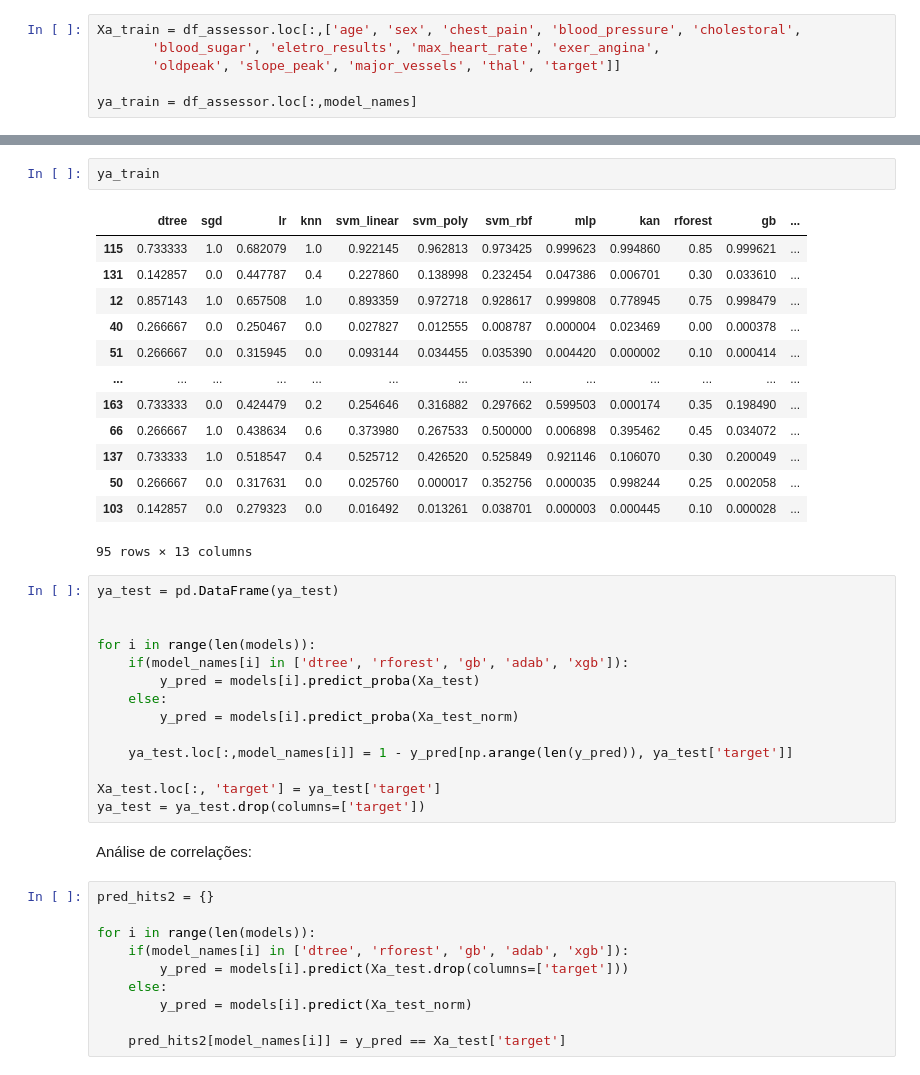
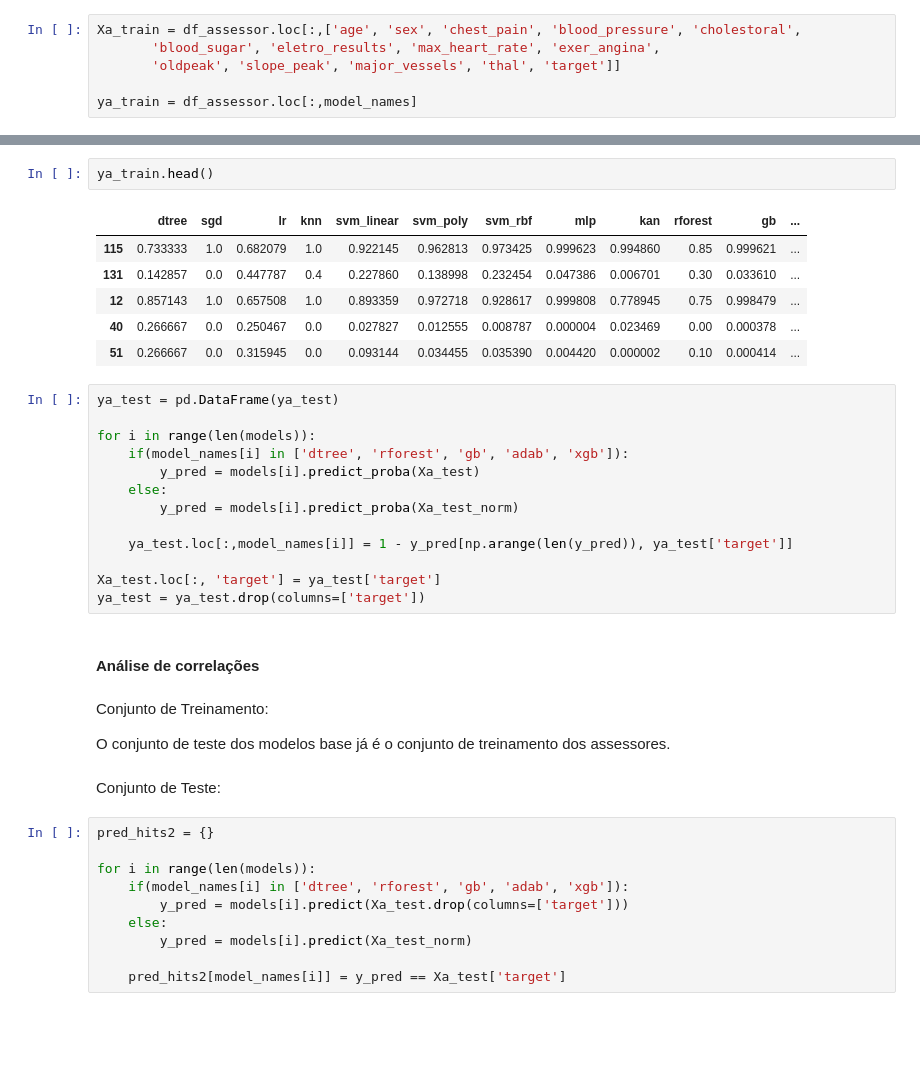
Before and after one commit to pedrobslima/proj-mtr, a Jupyter notebook: heart.ipynb, the cells around one changed output, grey strips where cells are left out. Saved outputs shown, nothing was run; the diff lists cells and outputs as text; blank space fills up the shorter version.

```diff
--- a/heart.ipynb
+++ b/heart.ipynb
@@ -999,22 +979,14 @@ Xa_train
 # %%
-ya_train
+ya_train.head()
 # %% [output]
 |  | dtree | sgd | lr | knn | svm_linear | svm_poly | svm_rbf | mlp | kan | rforest | gb | ... |
 | 115 | 0.733333 | 1.0 | 0.682079 | 1.0 | 0.922145 | 0.962813 | 0.973425 | 0.999623 | 0.994860 | 0.85 | 0.999621 | ... |
 | 131 | 0.142857 | 0.0 | 0.447787 | 0.4 | 0.227860 | 0.138998 | 0.232454 | 0.047386 | 0.006701 | 0.30 | 0.033610 | ... |
 | 12 | 0.857143 | 1.0 | 0.657508 | 1.0 | 0.893359 | 0.972718 | 0.928617 | 0.999808 | 0.778945 | 0.75 | 0.998479 | ... |
 | 40 | 0.266667 | 0.0 | 0.250467 | 0.0 | 0.027827 | 0.012555 | 0.008787 | 0.000004 | 0.023469 | 0.00 | 0.000378 | ... |
 | 51 | 0.266667 | 0.0 | 0.315945 | 0.0 | 0.093144 | 0.034455 | 0.035390 | 0.004420 | 0.000002 | 0.10 | 0.000414 | ... |
-| ... | ... | ... | ... | ... | ... | ... | ... | ... | ... | ... | ... | ... |
-| 163 | 0.733333 | 0.0 | 0.424479 | 0.2 | 0.254646 | 0.316882 | 0.297662 | 0.599503 | 0.000174 | 0.35 | 0.198490 | ... |
-| 66 | 0.266667 | 1.0 | 0.438634 | 0.6 | 0.373980 | 0.267533 | 0.500000 | 0.006898 | 0.395462 | 0.45 | 0.034072 | ... |
-| 137 | 0.733333 | 1.0 | 0.518547 | 0.4 | 0.525712 | 0.426520 | 0.525849 | 0.921146 | 0.106070 | 0.30 | 0.200049 | ... |
-| 50 | 0.266667 | 0.0 | 0.317631 | 0.0 | 0.025760 | 0.000017 | 0.352756 | 0.000035 | 0.998244 | 0.25 | 0.002058 | ... |
-| 103 | 0.142857 | 0.0 | 0.279323 | 0.0 | 0.016492 | 0.013261 | 0.038701 | 0.000003 | 0.000445 | 0.10 | 0.000028 | ... |
-95 rows × 13 columns
 # %%
 ya_test = pd.DataFrame(ya_test)
-
 
 for i in range(len(models)):
     if(model_names[i] in ['dtree', 'rforest', 'gb', 'adab', 'xgb']):
@@ -1027,7 +999,13 @@ for i in range(len(models)):
 Xa_test.loc[:, 'target'] = ya_test['target']
 ya_test = ya_test.drop(columns=['target'])
 # %% [markdown]
-Análise de correlações:
+#### Análise de correlações
+# %% [markdown]
+Conjunto de Treinamento:
+
+O conjunto de teste dos modelos base já é o conjunto de treinamento dos assessores.
+# %% [markdown]
+Conjunto de Teste:
 # %%
 pred_hits2 = {}
 
```
Also changed, not shown: parts of 51 cells of this notebook.
